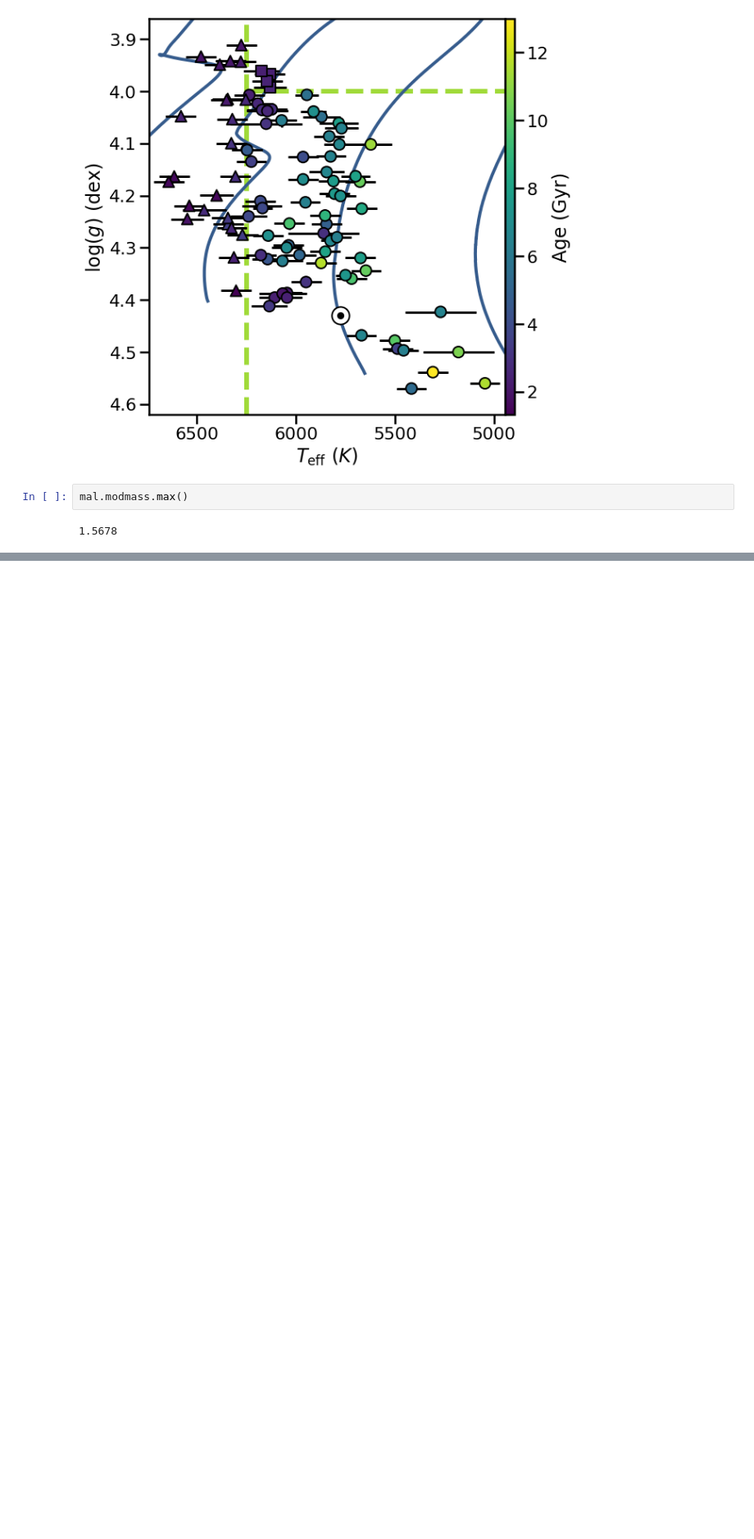
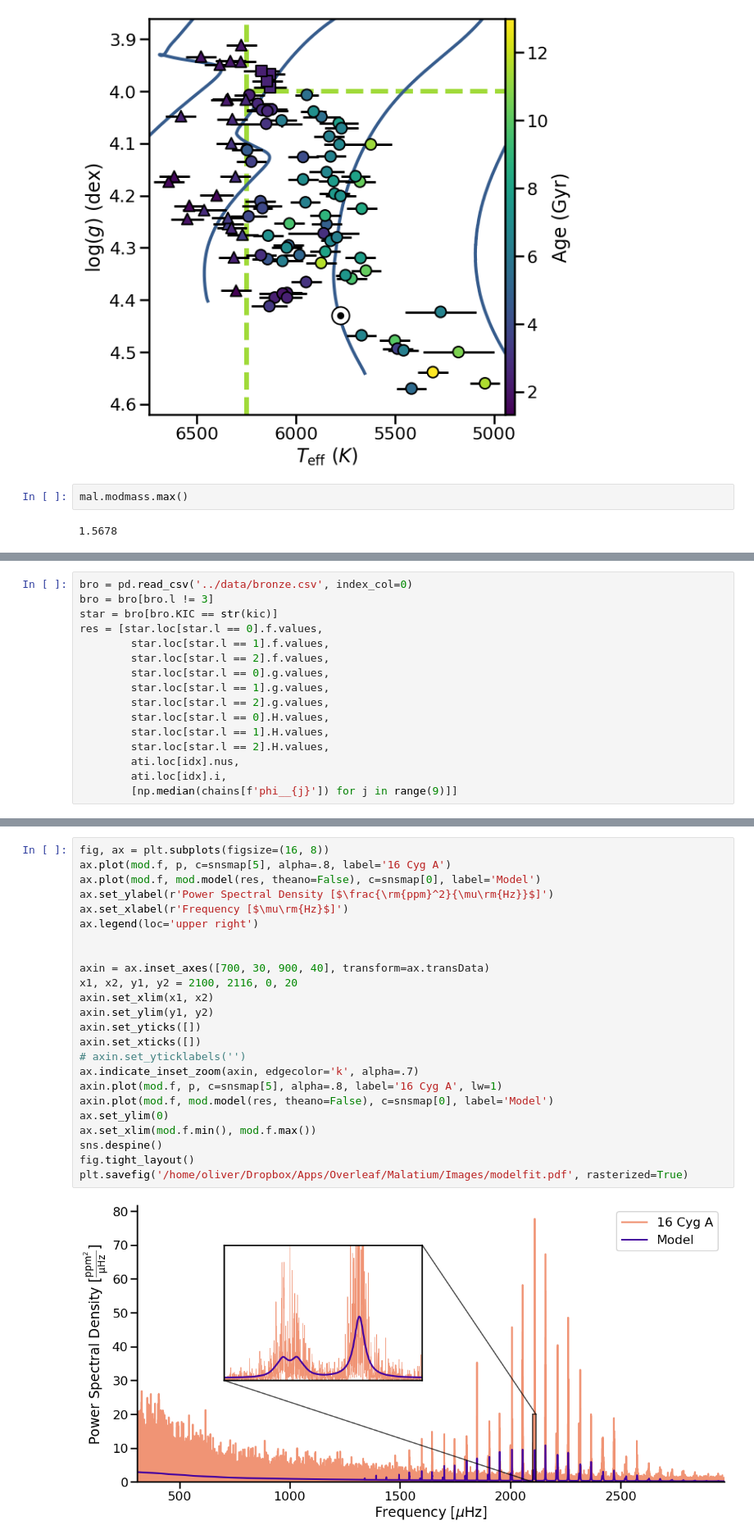
Before and after one commit to ojhall94/malatium, a Jupyter notebook: paper/plots.ipynb, the cells around one changed output, grey strips where cells are left out. Shown at 82% size. Drawn from its saved outputs; the diff is of its cells as text; blank space fills up the shorter version.

```diff
--- a/paper/plots.ipynb
+++ b/paper/plots.ipynb
@@ -113,0 +209,16 @@ mal.modmass.max()
+# %%
+bro = pd.read_csv('../data/bronze.csv', index_col=0)
+bro = bro[bro.l != 3]
+star = bro[bro.KIC == str(kic)]
+res = [star.loc[star.l == 0].f.values,
+        star.loc[star.l == 1].f.values,
+        star.loc[star.l == 2].f.values,
+        star.loc[star.l == 0].g.values,
+        star.loc[star.l == 1].g.values,
+        star.loc[star.l == 2].g.values,
+        star.loc[star.l == 0].H.values,
+        star.loc[star.l == 1].H.values,
+        star.loc[star.l == 2].H.values,
+        ati.loc[idx].nus,
+        ati.loc[idx].i,
+        [np.median(chains[f'phi__{j}']) for j in range(9)]]
@@ -113,0 +250,26 @@ mal.modmass.max()
+# %%
+fig, ax = plt.subplots(figsize=(16, 8))
+ax.plot(mod.f, p, c=snsmap[5], alpha=.8, label='16 Cyg A')
+ax.plot(mod.f, mod.model(res, theano=False), c=snsmap[0], label='Model')
+ax.set_ylabel(r'Power Spectral Density [$\frac{\rm{ppm}^2}{\mu\rm{Hz}}$]')
+ax.set_xlabel(r'Frequency [$\mu\rm{Hz}$]')
+ax.legend(loc='upper right')
+
+
+axin = ax.inset_axes([700, 30, 900, 40], transform=ax.transData)
+x1, x2, y1, y2 = 2100, 2116, 0, 20
+axin.set_xlim(x1, x2)
+axin.set_ylim(y1, y2)
+axin.set_yticks([])
+axin.set_xticks([])
+# axin.set_yticklabels('')
+ax.indicate_inset_zoom(axin, edgecolor='k', alpha=.7)
+axin.plot(mod.f, p, c=snsmap[5], alpha=.8, label='16 Cyg A', lw=1)
+axin.plot(mod.f, mod.model(res, theano=False), c=snsmap[0], label='Model')
+ax.set_ylim(0)
+ax.set_xlim(mod.f.min(), mod.f.max())
+sns.despine()
+fig.tight_layout()
+plt.savefig('/home/oliver/Dropbox/Apps/Overleaf/Malatium/Images/modelfit.pdf', rasterized=True)
+# %% [output]
+[figure, added]
```
Also changed, not shown: parts of 5 cells of this notebook.
